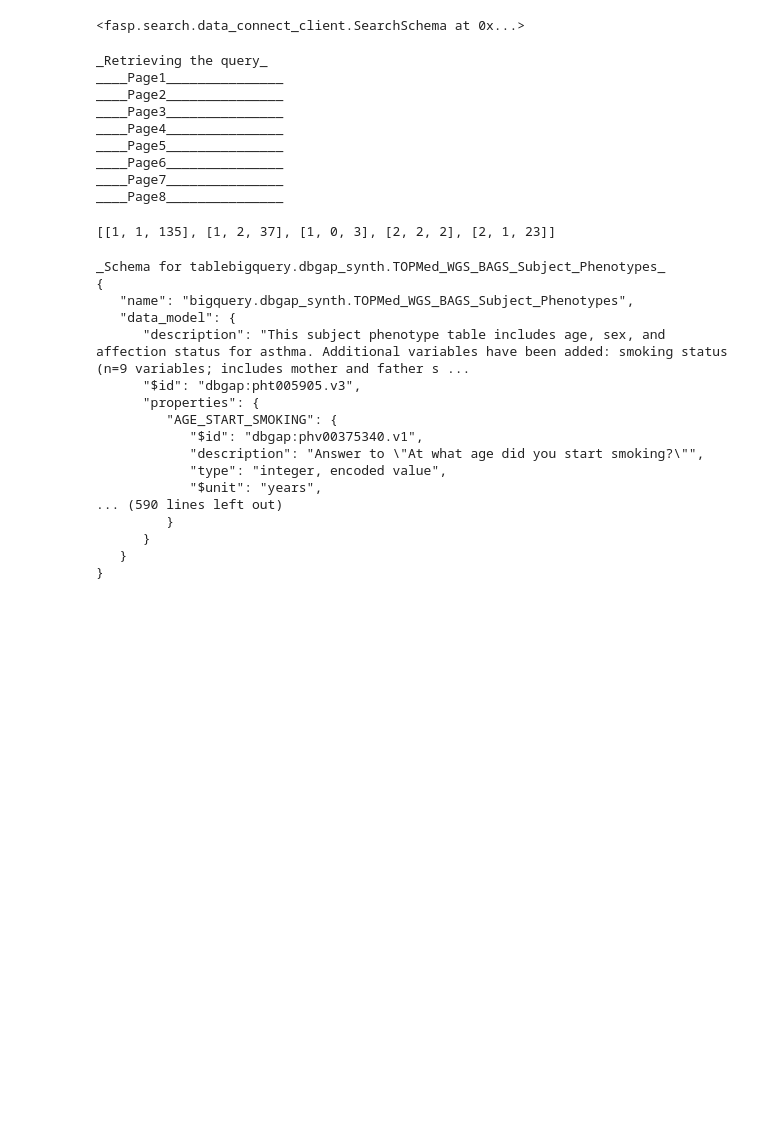
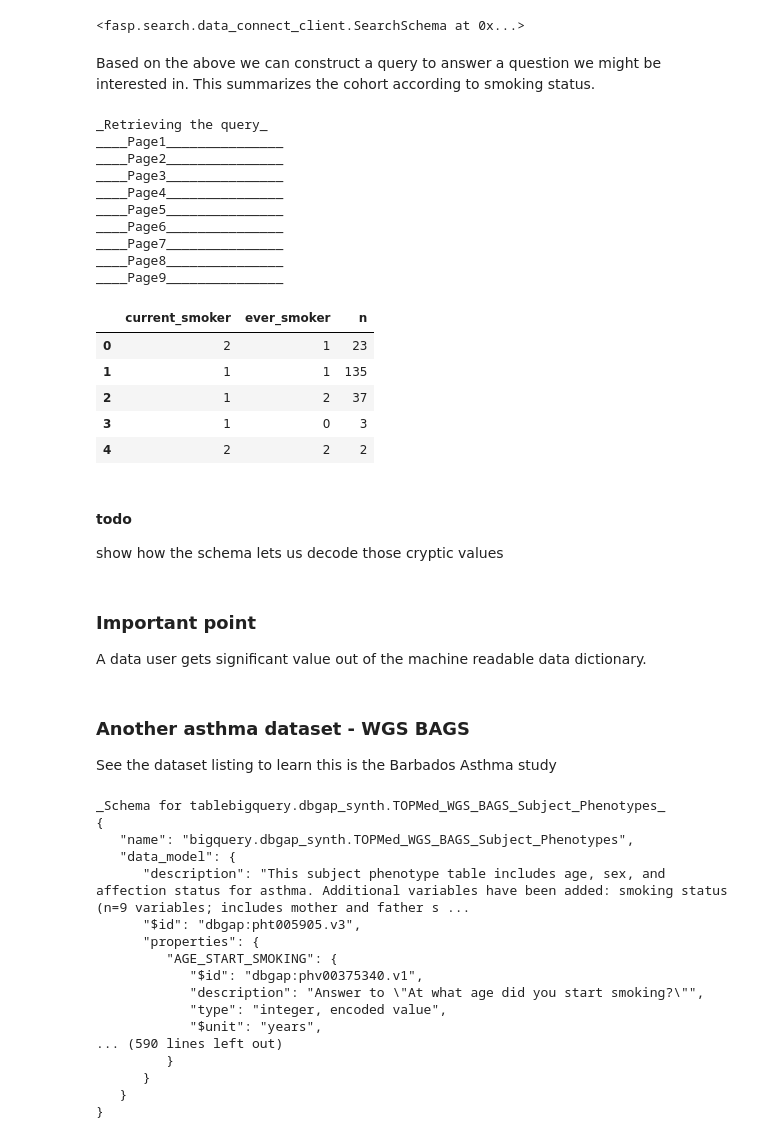
Before and after one commit to ga4gh/cohort-rep-hackathon, a Jupyter notebook: notebooks/Asthma/local DataConnect synth tables.ipynb, the cells around one changed output. Saved outputs shown, nothing was run; the diff lists cells and outputs as text; code cells hidden in the pictures; blank space fills up the shorter version.

```diff
--- a/notebooks/Asthma/local DataConnect synth tables.ipynb
+++ b/notebooks/Asthma/local DataConnect synth tables.ipynb
@@ -211,25 +28,43 @@ _Schema for tablebigquery.dbgap_synth.TOPMed_WGS_CAMP_Subject_Phenotypes_
    }
 }
 <fasp.search.data_connect_client.SearchSchema at 0x...>
+# %% [markdown]
+Based on the above we can construct a query to answer a question we might be interested in.
+This summarizes the cohort according to smoking status.
 # %%
 query1 = '''SELECT current_smoker, ever_smoker, count(*) n
 FROM bigquery.dbgap_synth.TOPMed_WGS_CAMP_Subject_Phenotypes
 group by current_smoker, ever_smoker
 '''
 
-res = cl.runQuery(query1)
+res = cl.runQuery(query1, returnType='dataframe')
 res
 # %% [output]
 _Retrieving the query_
 ____Page1_______________
 ____Page2_______________
 ____Page3_______________
 ____Page4_______________
 ____Page5_______________
 ____Page6_______________
 ____Page7_______________
 ____Page8_______________
+____Page9_______________
-[[1, 1, 135], [1, 2, 37], [1, 0, 3], [2, 2, 2], [2, 1, 23]]
+|  | current_smoker | ever_smoker | n |
+| 0 | 2 | 1 | 23 |
+| 1 | 1 | 1 | 135 |
+| 2 | 1 | 2 | 37 |
+| 3 | 1 | 0 | 3 |
+| 4 | 2 | 2 | 2 |
+# %% [markdown]
+#### todo
+show how the schema lets us decode those cryptic values
+# %% [markdown]
+### Important point
+A data user gets significant value out of the machine readable data dictionary.
+# %% [markdown]
+### Another asthma dataset - WGS BAGS
+See the dataset listing to learn this is the Barbados Asthma study
 # %%
 cl.listTableInfo('bigquery.dbgap_synth.TOPMed_WGS_BAGS_Subject_Phenotypes', verbose=True)
 # %% [output]
```
Also changed, not shown: parts of 18 cells of this notebook, 8 other files.
